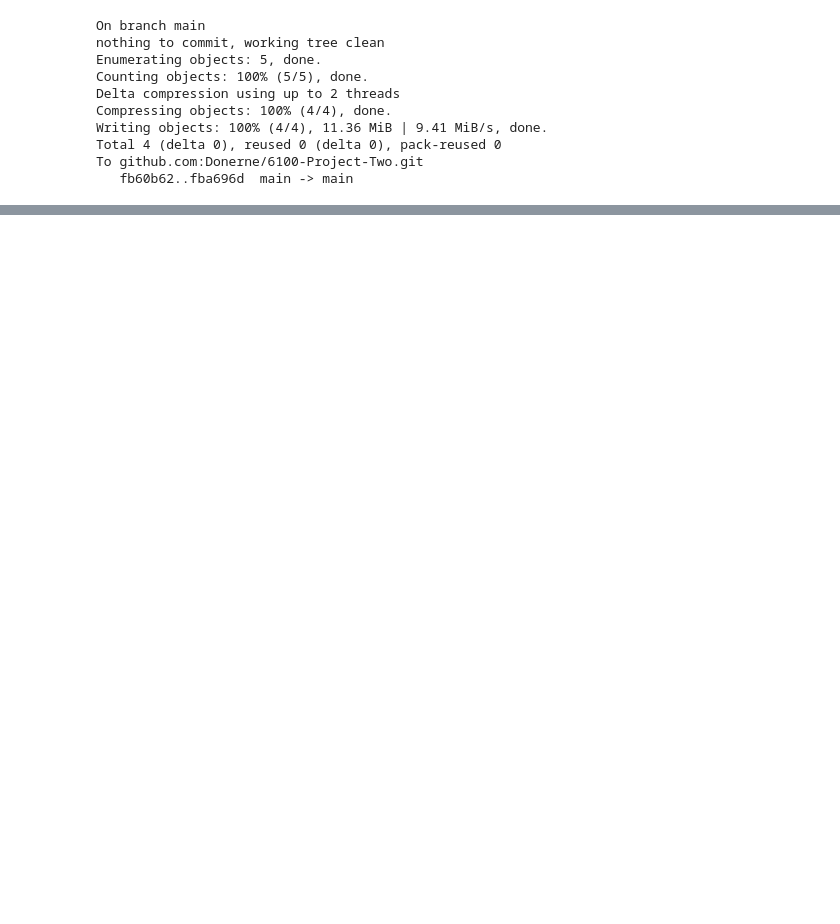
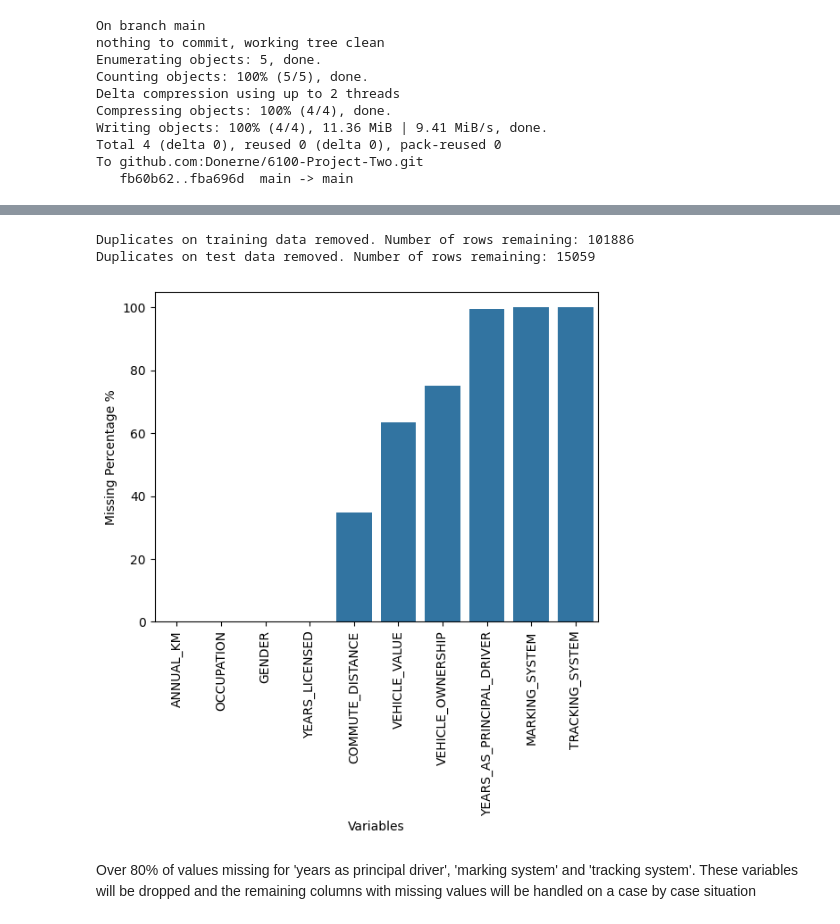
Before and after one commit to stephanieajah/6100-Project-Two, a Jupyter notebook: Insurance_Purchase_Prediction_Model.ipynb, the cells around one changed output, grey strips where cells are left out. Cells and saved outputs as stored; diff of their text form; code cells hidden in the pictures; blank space fills up the shorter version.

```diff
--- a/Insurance_Purchase_Prediction_Model.ipynb
+++ b/Insurance_Purchase_Prediction_Model.ipynb
@@ -89,3 +89,6 @@ memory usage: 2.9+ MB
+# %%
+# Converting The response variable to a category
+train_df['IS_BOUND'] = train_df['IS_BOUND'].astype('category')
 # %%
 train_df.describe()
 test_df.describe()
@@ -214,0 +210,35 @@ To github.com:Donerne/6100-Project-Two.git
+# %%
+# Removing Duplicates on Training & Test Datasets
+train_df.drop_duplicates(inplace=True)
+
+test_df.drop_duplicates(inplace=True)
+
+
+print('Duplicates on training data removed. Number of rows remaining:', train_df.shape[0])
+
+print('Duplicates on test data removed. Number of rows remaining:', test_df.shape[0])
+# %% [output]
+Duplicates on training data removed. Number of rows remaining: 101886
+Duplicates on test data removed. Number of rows remaining: 15059
+# %%
+# Function to obtain percentages of missing values
+def percent_missing(df):
+    nan_percent = 100 * df.isnull().sum() / len(df)
+    nan_percent = nan_percent[nan_percent > 0].sort_values()
+
+    return nan_percent
+
+# Function to plot out missing value percentages by column
+def show_percent_missing(df):
+    nan_percent = percent_missing(df)
+
+    sns.barplot(x=nan_percent.index, y=nan_percent)
+    plt.xticks(rotation=90)
+    plt.ylabel('Missing Percentage %')
+    plt.xlabel('Variables')
+# %%
+show_percent_missing(train_df)
+# %% [output]
+[figure, added]
+# %% [markdown]
+Over 80% of values missing for 'years as principal driver', 'marking system' and 'tracking system'. These variables will be dropped and the remaining columns with missing values will be handled on a case by case situation
```
Also changed, not shown: parts of 11 cells of this notebook.
